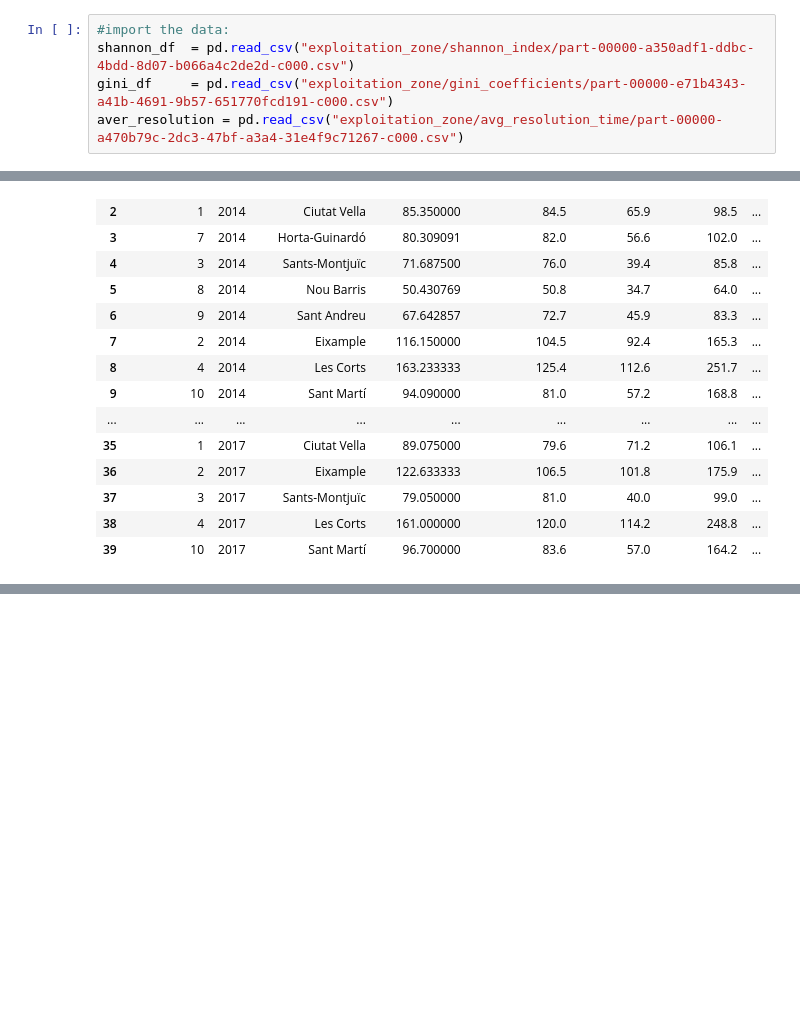
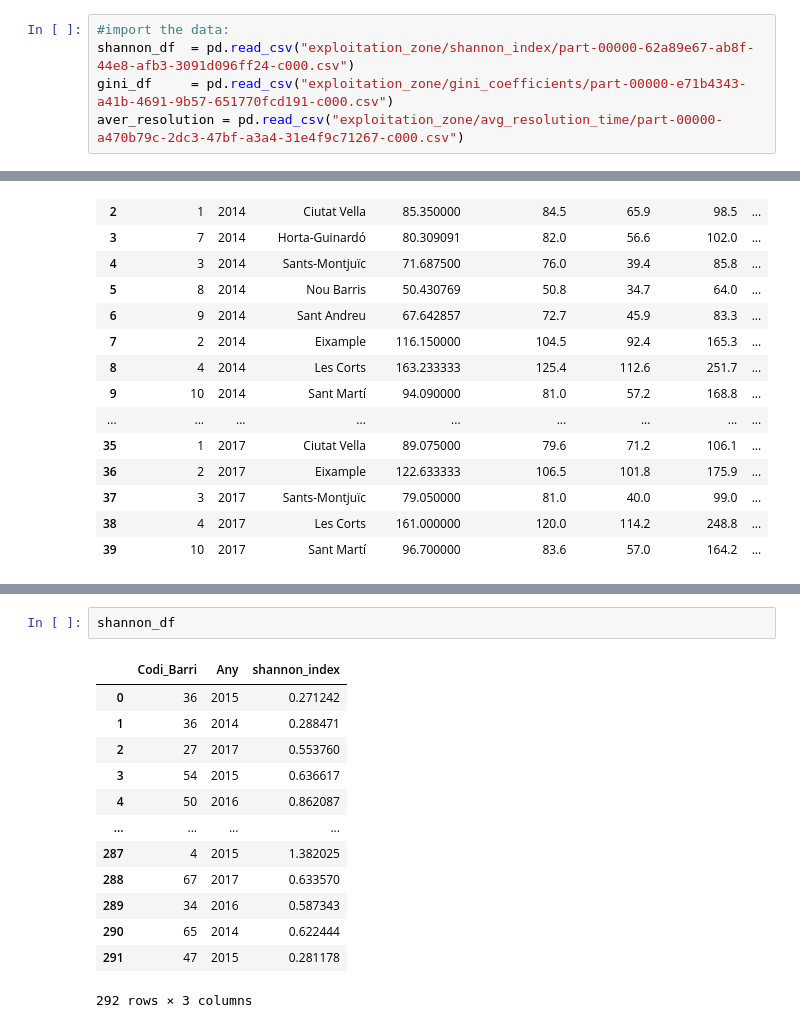
Before and after one commit to melisa002/spark-data-driven-architecture, a Jupyter notebook: Analysis.ipynb, the cells around one changed output, grey strips where cells are left out. Drawn from its saved outputs; the diff is of its cells as text; blank space fills up the shorter version.

```diff
--- a/Analysis.ipynb
+++ b/Analysis.ipynb
@@ -6,6 +10,6 @@ from shapely import wkt
 # %%
 #import the data:
-shannon_df  = pd.read_csv("exploitation_zone/shannon_index/part-00000-a350adf1-ddbc-4bdd-8d07-b066a4c2de2d-c000.csv")
+shannon_df  = pd.read_csv("exploitation_zone/shannon_index/part-00000-62a89e67-ab8f-44e8-afb3-3091d096ff24-c000.csv")
 gini_df     = pd.read_csv("exploitation_zone/gini_coefficients/part-00000-e71b4343-a41b-4691-9b57-651770fcd191-c000.csv")
 aver_resolution = pd.read_csv("exploitation_zone/avg_resolution_time/part-00000-a470b79c-2dc3-47bf-a3a4-31e4f9c71267-c000.csv")
 # %% [markdown]
@@ -179,0 +206,16 @@ gini_df
+# %%
+shannon_df
+# %% [output]
+|  | Codi_Barri | Any | shannon_index |
+| 0 | 36 | 2015 | 0.271242 |
+| 1 | 36 | 2014 | 0.288471 |
+| 2 | 27 | 2017 | 0.553760 |
+| 3 | 54 | 2015 | 0.636617 |
+| 4 | 50 | 2016 | 0.862087 |
+| ... | ... | ... | ... |
+| 287 | 4 | 2015 | 1.382025 |
+| 288 | 67 | 2017 | 0.633570 |
+| 289 | 34 | 2016 | 0.587343 |
+| 290 | 65 | 2014 | 0.622444 |
+| 291 | 47 | 2015 | 0.281178 |
+292 rows × 3 columns
```
Also changed, not shown: parts of 5 cells of this notebook, 5 other files.
